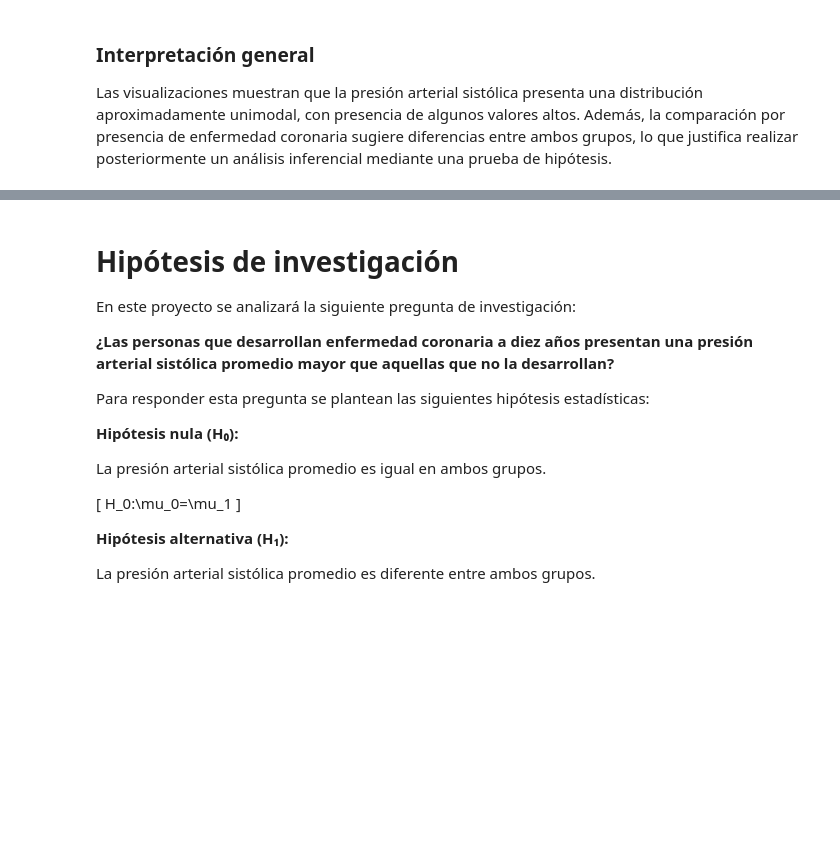
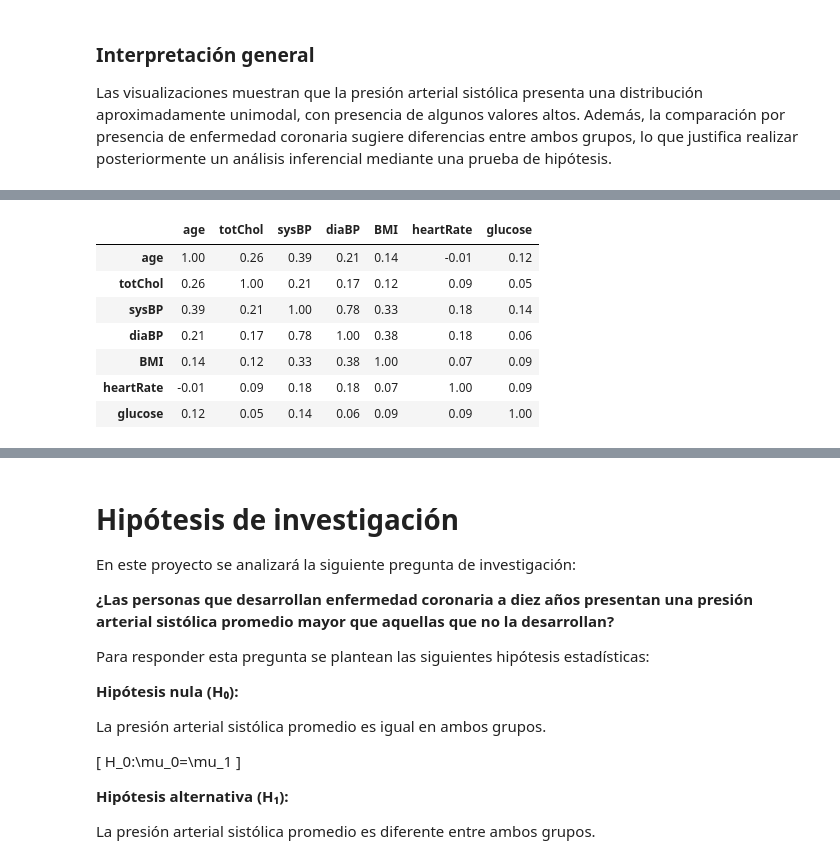
Before and after one commit to Prod1982/mcdi501_grupo6, a Jupyter notebook: notebooks/F1_Analisis_Exploratorio.ipynb, the cells around one changed output, grey strips where cells are left out. Saved outputs shown, nothing was run; the diff lists cells and outputs as text; code cells hidden in the pictures; blank space fills up the shorter version.

```diff
--- a/notebooks/F1_Analisis_Exploratorio.ipynb
+++ b/notebooks/F1_Analisis_Exploratorio.ipynb
@@ -356,0 +491,23 @@ Las visualizaciones muestran que la presión arterial sistólica presenta una di
+# %%
+variables_numericas = [
+    "age",
+    "totChol",
+    "sysBP",
+    "diaBP",
+    "BMI",
+    "heartRate",
+    "glucose"
+]
+
+correlacion = df[variables_numericas].corr()
+
+correlacion.round(2)
+# %% [output]
+|  | age | totChol | sysBP | diaBP | BMI | heartRate | glucose |
+| age | 1.00 | 0.26 | 0.39 | 0.21 | 0.14 | -0.01 | 0.12 |
+| totChol | 0.26 | 1.00 | 0.21 | 0.17 | 0.12 | 0.09 | 0.05 |
+| sysBP | 0.39 | 0.21 | 1.00 | 0.78 | 0.33 | 0.18 | 0.14 |
+| diaBP | 0.21 | 0.17 | 0.78 | 1.00 | 0.38 | 0.18 | 0.06 |
+| BMI | 0.14 | 0.12 | 0.33 | 0.38 | 1.00 | 0.07 | 0.09 |
+| heartRate | -0.01 | 0.09 | 0.18 | 0.18 | 0.07 | 1.00 | 0.09 |
+| glucose | 0.12 | 0.05 | 0.14 | 0.06 | 0.09 | 0.09 | 1.00 |
```
Also changed, not shown: parts of 38 cells of this notebook, 1 other file.
